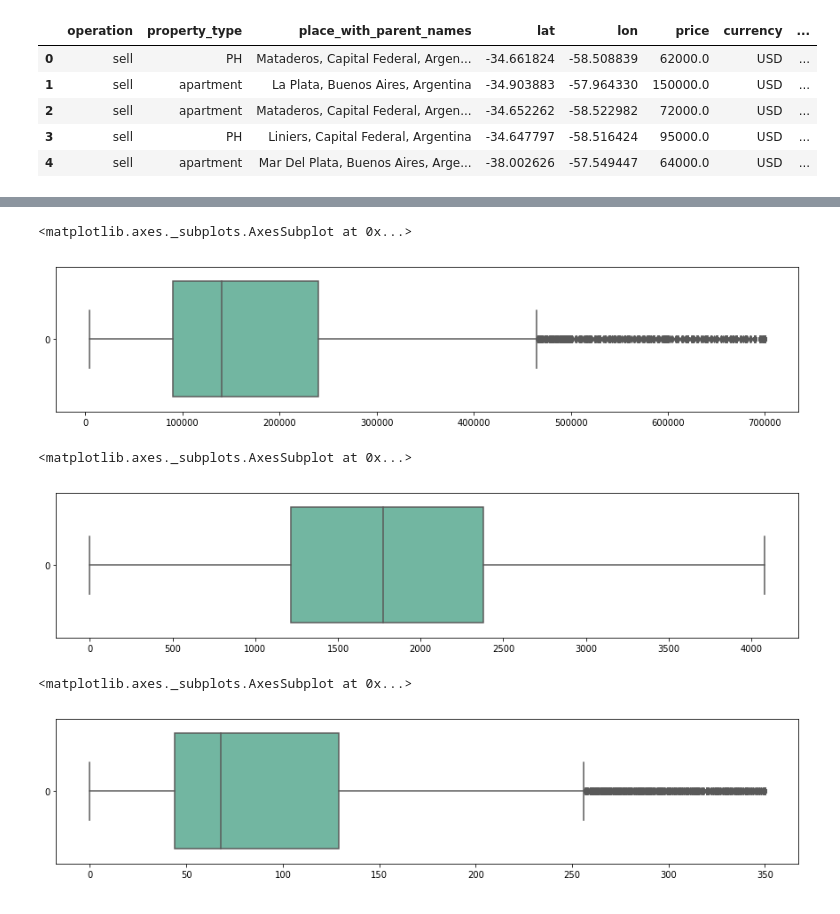
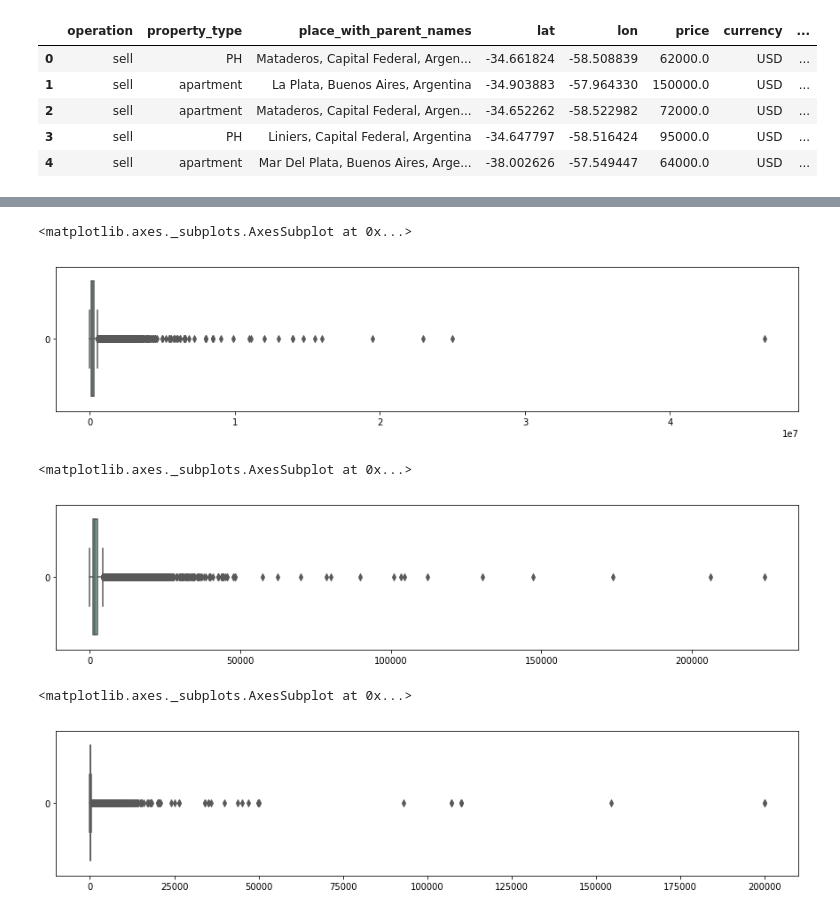
Before and after one commit to gfairhurst/Digitalhouse-Desafio-1, a Jupyter notebook: Desafio 1.ipynb, the cells around one changed output, grey strips where cells are left out. Saved outputs shown, nothing was run; the diff lists cells and outputs as text; code cells hidden in the pictures.

```diff
--- a/Desafio 1.ipynb
+++ b/Desafio 1.ipynb
@@ -544,0 +1097,3 @@ df.to_csv('properati_limpio_v1.csv')
+# %%
+df = pd.read_csv('properati_vHCfinal.csv', index_col='index',encoding='utf-8')
+df.head(3)
@@ -544,0 +1106,3 @@ df.to_csv('properati_limpio_v1.csv')
+# %%
+df['operation'] = df['operation'].astype('category')
+df['property_type'] = df['property_type'].astype('category')
@@ -569,22 +1146,18 @@ q95_surface_covered_in_m2 = df['surface_covered_in_m2'].quantile(.95)
-# %%
-df = df[df['price_aprox_usd']<= q95_price_usd]
-df = df[df['price_usd_per_m2']<= q95_price_usd_per_m2]
-df = df[df['surface_covered_in_m2']<= q95_surface_covered_in_m2]
 # %%
 fig, ax = plt.subplots(figsize=(15, 3))
 sns.boxplot(data=df['price_aprox_usd'], orient="h", palette="Set2")
 # %% [output]
 <matplotlib.axes._subplots.AxesSubplot at 0x...>
-[figure, old version]
+[figure, new version]
 # %%
 fig, ax = plt.subplots(figsize=(15, 3))
 sns.boxplot(data=df['price_usd_per_m2'], orient="h", palette="Set2")
 # %% [output]
 <matplotlib.axes._subplots.AxesSubplot at 0x...>
-[figure, old version]
+[figure, new version]
 # %%
 fig, ax = plt.subplots(figsize=(15, 3))
-sns.boxplot(data=df['surface_covered_in_m2'], orient="h", palette="Set2")
+sns.boxplot(data=df['surface_total_in_m2'], orient="h", palette="Set2")
 # %% [output]
 <matplotlib.axes._subplots.AxesSubplot at 0x...>
-[figure, old version]
+[figure, new version]
```
Also changed, not shown: parts of 132 cells of this notebook, 6 other files.
